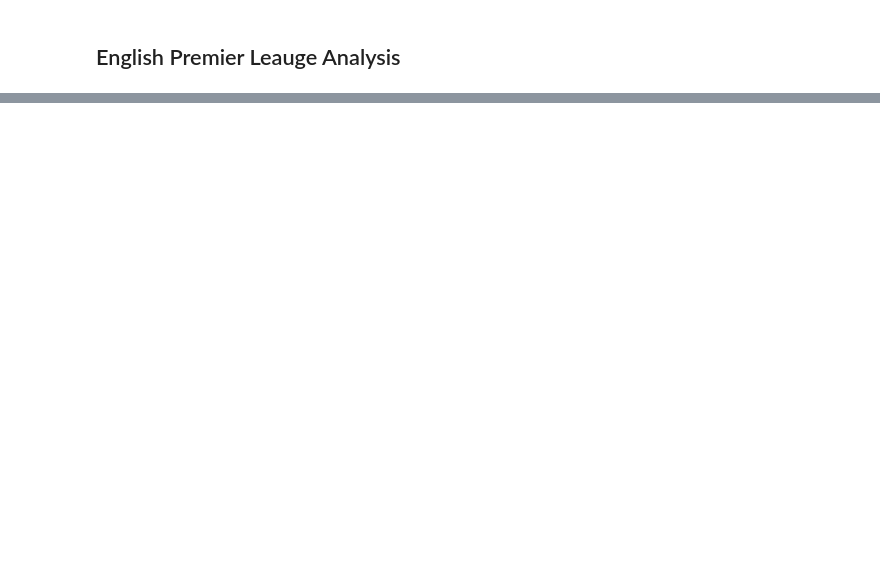
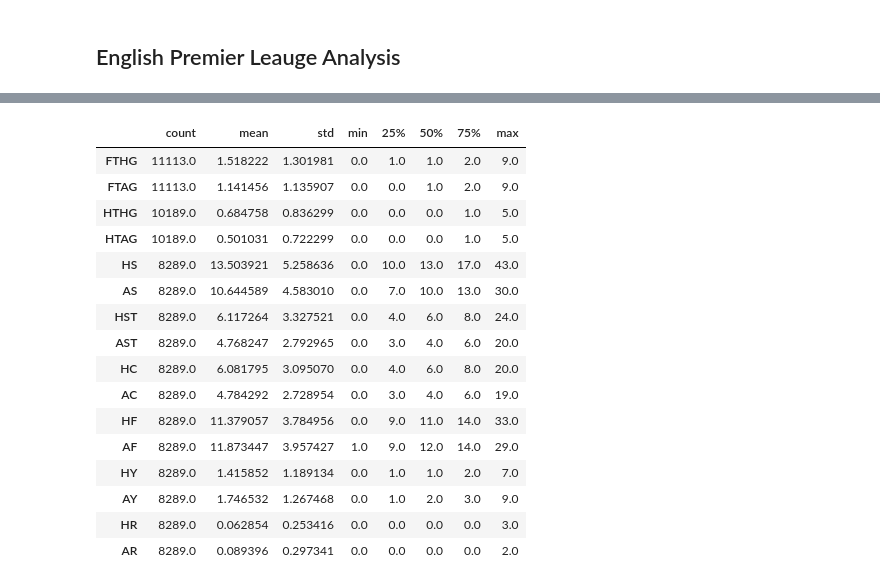
Before and after one commit to ilovedata6/premier_leauge_analysis, a Jupyter notebook: premier_leauge_analysis.ipynb, the cells around one changed output, grey strips where cells are left out. Saved outputs shown, nothing was run; the diff lists cells and outputs as text; code cells hidden in the pictures; blank space fills up the shorter version.

```diff
--- a/premier_leauge_analysis.ipynb
+++ b/premier_leauge_analysis.ipynb
@@ -25,0 +86,22 @@ Index(['Season', 'DateTime', 'HomeTeam', 'AwayTeam', 'FTHG', 'FTAG', 'FTR',
+# %%
+# Statistical Description of the data
+
+epl.describe().T
+# %% [output]
+|  | count | mean | std | min | 25% | 50% | 75% | max |
+| FTHG | 11113.0 | 1.518222 | 1.301981 | 0.0 | 1.0 | 1.0 | 2.0 | 9.0 |
+| FTAG | 11113.0 | 1.141456 | 1.135907 | 0.0 | 0.0 | 1.0 | 2.0 | 9.0 |
+| HTHG | 10189.0 | 0.684758 | 0.836299 | 0.0 | 0.0 | 0.0 | 1.0 | 5.0 |
+| HTAG | 10189.0 | 0.501031 | 0.722299 | 0.0 | 0.0 | 0.0 | 1.0 | 5.0 |
+| HS | 8289.0 | 13.503921 | 5.258636 | 0.0 | 10.0 | 13.0 | 17.0 | 43.0 |
+| AS | 8289.0 | 10.644589 | 4.583010 | 0.0 | 7.0 | 10.0 | 13.0 | 30.0 |
+| HST | 8289.0 | 6.117264 | 3.327521 | 0.0 | 4.0 | 6.0 | 8.0 | 24.0 |
+| AST | 8289.0 | 4.768247 | 2.792965 | 0.0 | 3.0 | 4.0 | 6.0 | 20.0 |
+| HC | 8289.0 | 6.081795 | 3.095070 | 0.0 | 4.0 | 6.0 | 8.0 | 20.0 |
+| AC | 8289.0 | 4.784292 | 2.728954 | 0.0 | 3.0 | 4.0 | 6.0 | 19.0 |
+| HF | 8289.0 | 11.379057 | 3.784956 | 0.0 | 9.0 | 11.0 | 14.0 | 33.0 |
+| AF | 8289.0 | 11.873447 | 3.957427 | 1.0 | 9.0 | 12.0 | 14.0 | 29.0 |
+| HY | 8289.0 | 1.415852 | 1.189134 | 0.0 | 1.0 | 1.0 | 2.0 | 7.0 |
+| AY | 8289.0 | 1.746532 | 1.267468 | 0.0 | 1.0 | 2.0 | 3.0 | 9.0 |
+| HR | 8289.0 | 0.062854 | 0.253416 | 0.0 | 0.0 | 0.0 | 0.0 | 3.0 |
+| AR | 8289.0 | 0.089396 | 0.297341 | 0.0 | 0.0 | 0.0 | 0.0 | 2.0 |
```
Also changed, not shown: parts of 16 cells of this notebook, 1 other file.
